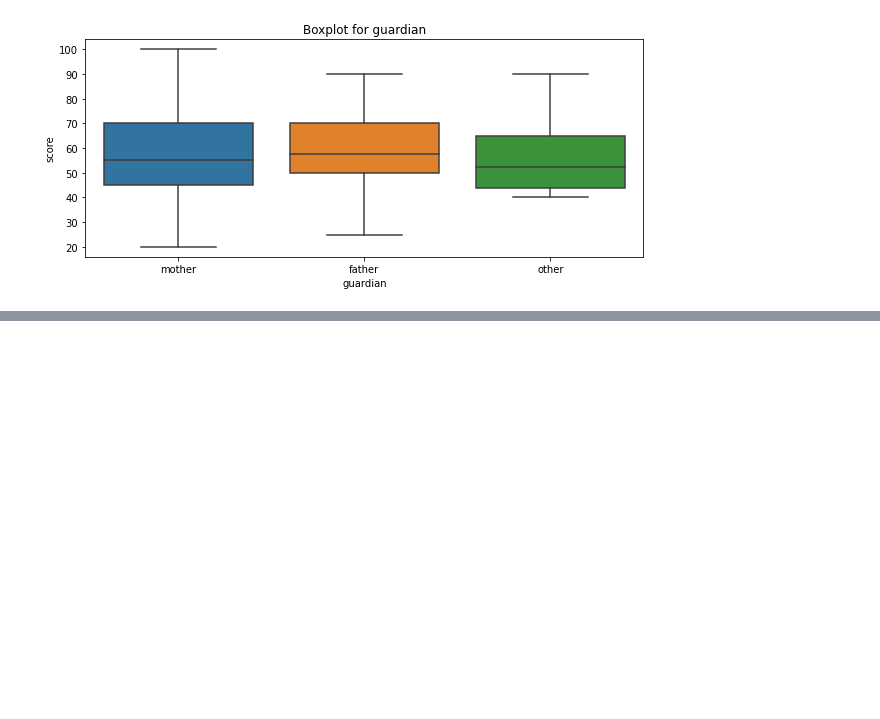
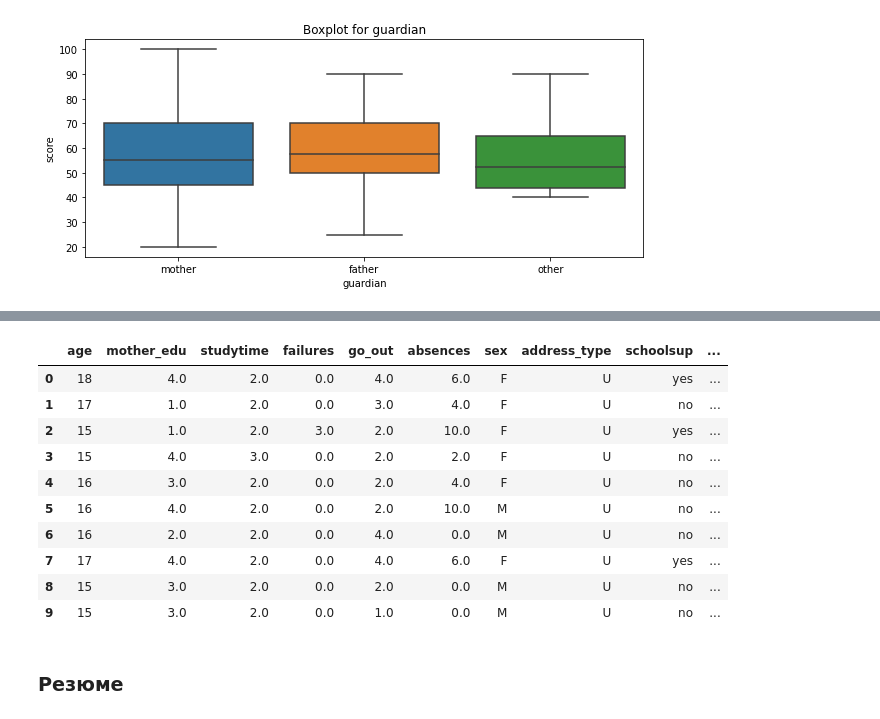
Before and after one commit to gdvnedu/SF, a Jupyter notebook: dst/module_2/project_2/stud_math/stud_math.ipynb, the cells around one changed output, grey strips where cells are left out. Cells and saved outputs as stored; diff of their text form; code cells hidden in the pictures; blank space fills up the shorter version.

```diff
--- a/dst/module_2/project_2/stud_math/stud_math.ipynb
+++ b/dst/module_2/project_2/stud_math/stud_math.ipynb
@@ -1080,2 +1081,2 @@ students.corr()
 # %%
-students.drop(['studytime_granular', 'father_edu'], inplace = True, axis = 1)
+students.drop(['studytime_granular', 'father_edu', 'traveltime', 'family_rel', 'freetime', 'health'], inplace = True, axis = 1)
@@ -1152,0 +1195,17 @@ for col in ['schoolsup']:
+# %%
+students_for_model = students.loc[:, ['age', 'mother_edu', 'studytime', 'failures', 'go_out', 'absences', 'sex', 'address_type', 'schoolsup', 'higher_edu', 'mother_job']]
+students_for_model.head(10)
+# %% [output]
+|  | age | mother_edu | studytime | failures | go_out | absences | sex | address_type | schoolsup | ... |
+| 0 | 18 | 4.0 | 2.0 | 0.0 | 4.0 | 6.0 | F | U | yes | ... |
+| 1 | 17 | 1.0 | 2.0 | 0.0 | 3.0 | 4.0 | F | U | no | ... |
+| 2 | 15 | 1.0 | 2.0 | 3.0 | 2.0 | 10.0 | F | U | yes | ... |
+| 3 | 15 | 4.0 | 3.0 | 0.0 | 2.0 | 2.0 | F | U | no | ... |
+| 4 | 16 | 3.0 | 2.0 | 0.0 | 2.0 | 4.0 | F | U | no | ... |
+| 5 | 16 | 4.0 | 2.0 | 0.0 | 2.0 | 10.0 | M | U | no | ... |
+| 6 | 16 | 2.0 | 2.0 | 0.0 | 4.0 | 0.0 | M | U | no | ... |
+| 7 | 17 | 4.0 | 2.0 | 0.0 | 4.0 | 6.0 | F | U | yes | ... |
+| 8 | 15 | 3.0 | 2.0 | 0.0 | 2.0 | 0.0 | M | U | no | ... |
+| 9 | 15 | 3.0 | 2.0 | 0.0 | 1.0 | 0.0 | M | U | no | ... |
+# %% [markdown]
+### Резюме
```
Also changed, not shown: parts of 11 cells of this notebook, 1 other file.
